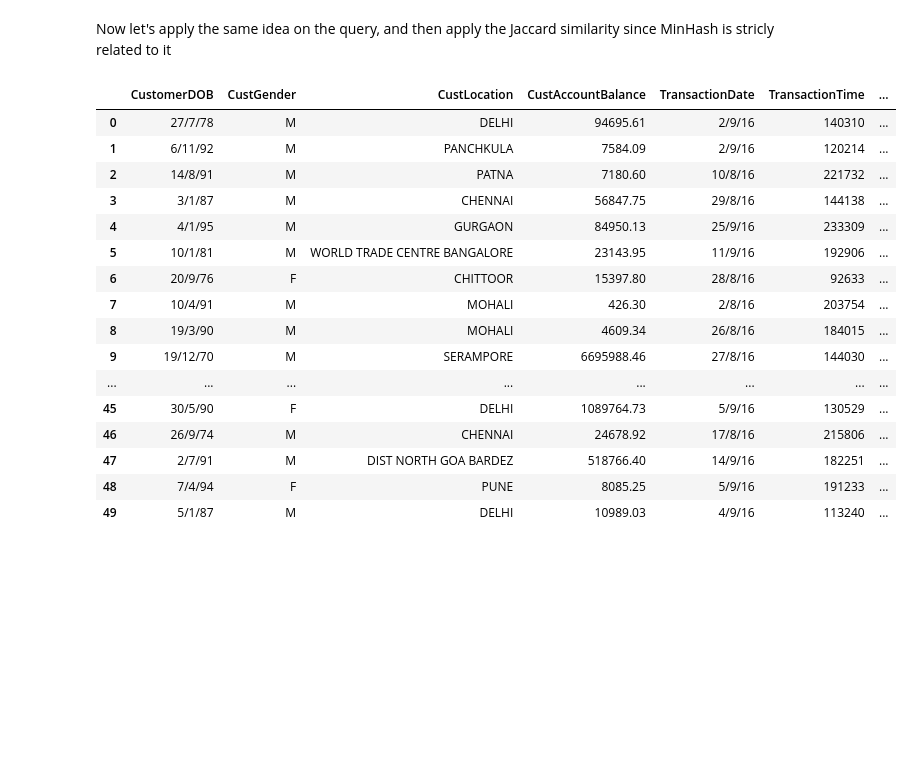
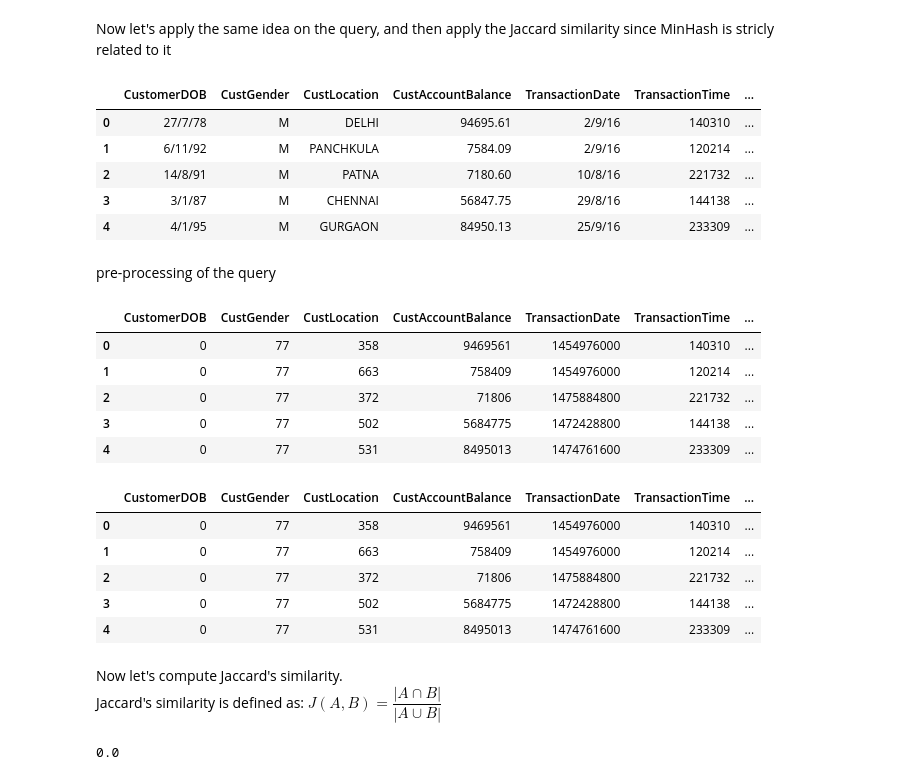
Before and after one commit to gianaguico/ADM_HW4_Group33, a Jupyter notebook: Q1.ipynb, the cells around one changed output. Cells and saved outputs as stored; diff of their text form; code cells hidden in the pictures; blank space fills up the shorter version.

```diff
--- a/Q1.ipynb
+++ b/Q1.ipynb
@@ -195,22 +195,13 @@ Now let's apply the same idea on the query, and then apply the Jaccard similarit
 # %%
 query = pd.read_csv('query_users.csv')
 # %%
-query
+query.head()
 # %% [output]
 |  | CustomerDOB | CustGender | CustLocation | CustAccountBalance | TransactionDate | TransactionTime | ... |
 | 0 | 27/7/78 | M | DELHI | 94695.61 | 2/9/16 | 140310 | ... |
 | 1 | 6/11/92 | M | PANCHKULA | 7584.09 | 2/9/16 | 120214 | ... |
 | 2 | 14/8/91 | M | PATNA | 7180.60 | 10/8/16 | 221732 | ... |
 | 3 | 3/1/87 | M | CHENNAI | 56847.75 | 29/8/16 | 144138 | ... |
 | 4 | 4/1/95 | M | GURGAON | 84950.13 | 25/9/16 | 233309 | ... |
-| 5 | 10/1/81 | M | WORLD TRADE CENTRE BANGALORE | 23143.95 | 11/9/16 | 192906 | ... |
-| 6 | 20/9/76 | F | CHITTOOR | 15397.80 | 28/8/16 | 92633 | ... |
-| 7 | 10/4/91 | M | MOHALI | 426.30 | 2/8/16 | 203754 | ... |
-| 8 | 19/3/90 | M | MOHALI | 4609.34 | 26/8/16 | 184015 | ... |
-| 9 | 19/12/70 | M | SERAMPORE | 6695988.46 | 27/8/16 | 144030 | ... |
-| ... | ... | ... | ... | ... | ... | ... | ... |
-| 45 | 30/5/90 | F | DELHI | 1089764.73 | 5/9/16 | 130529 | ... |
-| 46 | 26/9/74 | M | CHENNAI | 24678.92 | 17/8/16 | 215806 | ... |
-| 47 | 2/7/91 | M | DIST NORTH GOA BARDEZ | 518766.40 | 14/9/16 | 182251 | ... |
-| 48 | 7/4/94 | F | PUNE | 8085.25 | 5/9/16 | 191233 | ... |
-| 49 | 5/1/87 | M | DELHI | 10989.03 | 4/9/16 | 113240 | ... |
+# %% [markdown]
+pre-processing of the query
@@ -216,0 +219,9 @@ query
+# %%
+query.head()
+# %% [output]
+|  | CustomerDOB | CustGender | CustLocation | CustAccountBalance | TransactionDate | TransactionTime | ... |
+| 0 | 0 | 77 | 358 | 9469561 | 1454976000 | 140310 | ... |
+| 1 | 0 | 77 | 663 | 758409 | 1454976000 | 120214 | ... |
+| 2 | 0 | 77 | 372 | 71806 | 1475884800 | 221732 | ... |
+| 3 | 0 | 77 | 502 | 5684775 | 1472428800 | 144138 | ... |
+| 4 | 0 | 77 | 531 | 8495013 | 1474761600 | 233309 | ... |
@@ -216,0 +230,13 @@ query
+# %%
+query.head()
+# %% [output]
+|  | CustomerDOB | CustGender | CustLocation | CustAccountBalance | TransactionDate | TransactionTime | ... |
+| 0 | 0 | 77 | 358 | 9469561 | 1454976000 | 140310 | ... |
+| 1 | 0 | 77 | 663 | 758409 | 1454976000 | 120214 | ... |
+| 2 | 0 | 77 | 372 | 71806 | 1475884800 | 221732 | ... |
+| 3 | 0 | 77 | 502 | 5684775 | 1472428800 | 144138 | ... |
+| 4 | 0 | 77 | 531 | 8495013 | 1474761600 | 233309 | ... |
+# %% [markdown]
+Now let's compute Jaccard's similarity. <br>
+Jaccard's similarity is defined as:
+$J(A,B)=\dfrac{|A \cap B|}{|A \cup B|}$
@@ -216,0 +249,5 @@ query
+# %%
+out = jaccard(data['min-hash'].values[0], query['min-hash'].values[49])
+print(out)
+# %% [output]
+0.0
```
Also changed, not shown: parts of 5 cells of this notebook.
